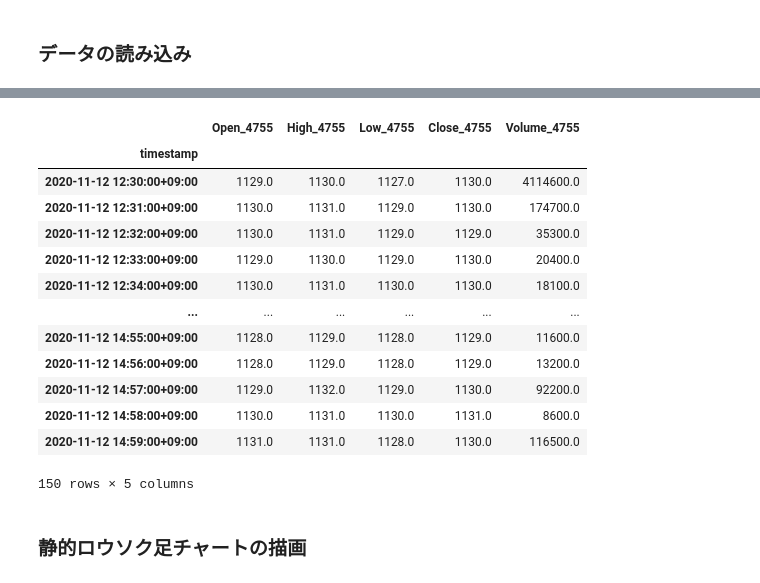
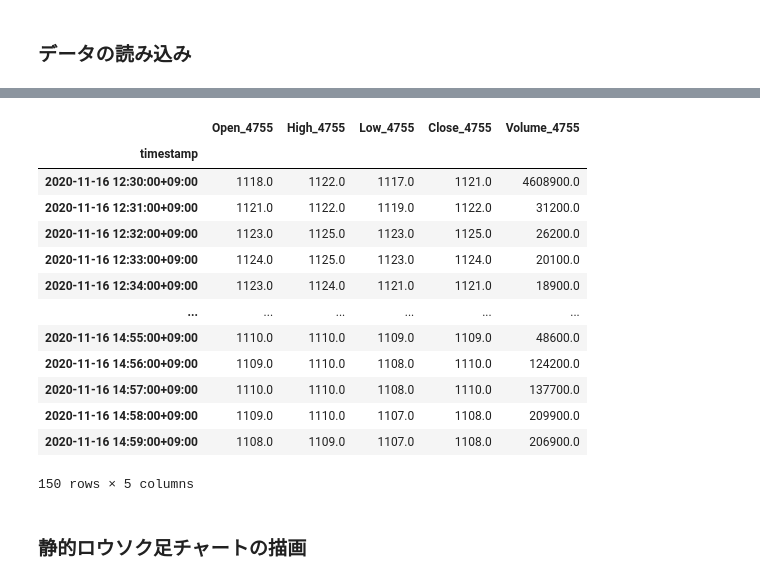
Before and after one commit to deepgreenAN/BokehCandleStick, a Jupyter notebook: bokeh_candlestick.ipynb, the cells around one changed output, grey strips where cells are left out. Cells and saved outputs as stored; diff of their text form; code cells hidden in the pictures.

```diff
--- a/bokeh_candlestick.ipynb
+++ b/bokeh_candlestick.ipynb
@@ -55,28 +55,28 @@ timestamp
 # %%
-day_before = datetime.date.today() - datetime.timedelta(days=2)  # 今日のデータはないので，一昨日
+day_before = datetime.date.today() - datetime.timedelta(days=0)  # 今日のデータはないので，一昨日
 
 
 jst_timezone = timezone("Asia/Tokyo")
 #start_time = jst_timezone.localize(datetime.datetime(day_before.year, day_before.month, day_before.day, 9, 0, 0))
 start_time = jst_timezone.localize(datetime.datetime(day_before.year, day_before.month, day_before.day, 12, 30, 0))
 #end_time = jst_timezone.localize(datetime.datetime(day_before.year, day_before.month, day_before.day, 12, 30, 0))
 end_time = jst_timezone.localize(datetime.datetime(day_before.year, day_before.month, day_before.day, 15, 0, 0))
 sub_stock_df = stock_df[(stock_df.index>=start_time)&(stock_df.index<end_time)].copy()  # locとスライスを利用すると両端を含めてしまうため
 sub_stock_df
 # %% [output]
 |  | Open_4755 | High_4755 | Low_4755 | Close_4755 | Volume_4755 |
 | timestamp |  |  |  |  |  |
-| 2020-11-12 12:30:00+09:00 | 1129.0 | 1130.0 | 1127.0 | 1130.0 | 4114600.0 |
-| 2020-11-12 12:31:00+09:00 | 1130.0 | 1131.0 | 1129.0 | 1130.0 | 174700.0 |
-| 2020-11-12 12:32:00+09:00 | 1130.0 | 1131.0 | 1129.0 | 1129.0 | 35300.0 |
-| 2020-11-12 12:33:00+09:00 | 1129.0 | 1130.0 | 1129.0 | 1130.0 | 20400.0 |
-| 2020-11-12 12:34:00+09:00 | 1130.0 | 1131.0 | 1130.0 | 1130.0 | 18100.0 |
+| 2020-11-16 12:30:00+09:00 | 1118.0 | 1122.0 | 1117.0 | 1121.0 | 4608900.0 |
+| 2020-11-16 12:31:00+09:00 | 1121.0 | 1122.0 | 1119.0 | 1122.0 | 31200.0 |
+| 2020-11-16 12:32:00+09:00 | 1123.0 | 1125.0 | 1123.0 | 1125.0 | 26200.0 |
+| 2020-11-16 12:33:00+09:00 | 1124.0 | 1125.0 | 1123.0 | 1124.0 | 20100.0 |
+| 2020-11-16 12:34:00+09:00 | 1123.0 | 1124.0 | 1121.0 | 1121.0 | 18900.0 |
 | ... | ... | ... | ... | ... | ... |
-| 2020-11-12 14:55:00+09:00 | 1128.0 | 1129.0 | 1128.0 | 1129.0 | 11600.0 |
-| 2020-11-12 14:56:00+09:00 | 1128.0 | 1129.0 | 1128.0 | 1129.0 | 13200.0 |
-| 2020-11-12 14:57:00+09:00 | 1129.0 | 1132.0 | 1129.0 | 1130.0 | 92200.0 |
-| 2020-11-12 14:58:00+09:00 | 1130.0 | 1131.0 | 1130.0 | 1131.0 | 8600.0 |
-| 2020-11-12 14:59:00+09:00 | 1131.0 | 1131.0 | 1128.0 | 1130.0 | 116500.0 |
+| 2020-11-16 14:55:00+09:00 | 1110.0 | 1110.0 | 1109.0 | 1109.0 | 48600.0 |
+| 2020-11-16 14:56:00+09:00 | 1109.0 | 1110.0 | 1108.0 | 1110.0 | 124200.0 |
+| 2020-11-16 14:57:00+09:00 | 1110.0 | 1110.0 | 1108.0 | 1110.0 | 137700.0 |
+| 2020-11-16 14:58:00+09:00 | 1109.0 | 1110.0 | 1107.0 | 1108.0 | 209900.0 |
+| 2020-11-16 14:59:00+09:00 | 1108.0 | 1109.0 | 1107.0 | 1108.0 | 206900.0 |
 150 rows × 5 columns
 # %% [markdown]
 ### 静的ロウソク足チャートの描画
```
Also changed, not shown: parts of 15 cells of this notebook, 5 other files.
